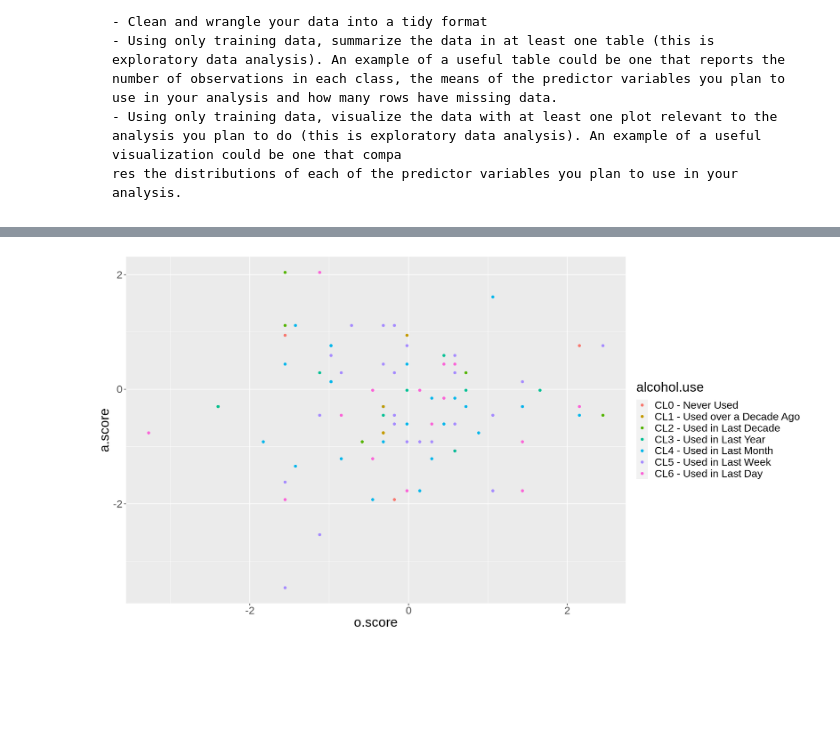
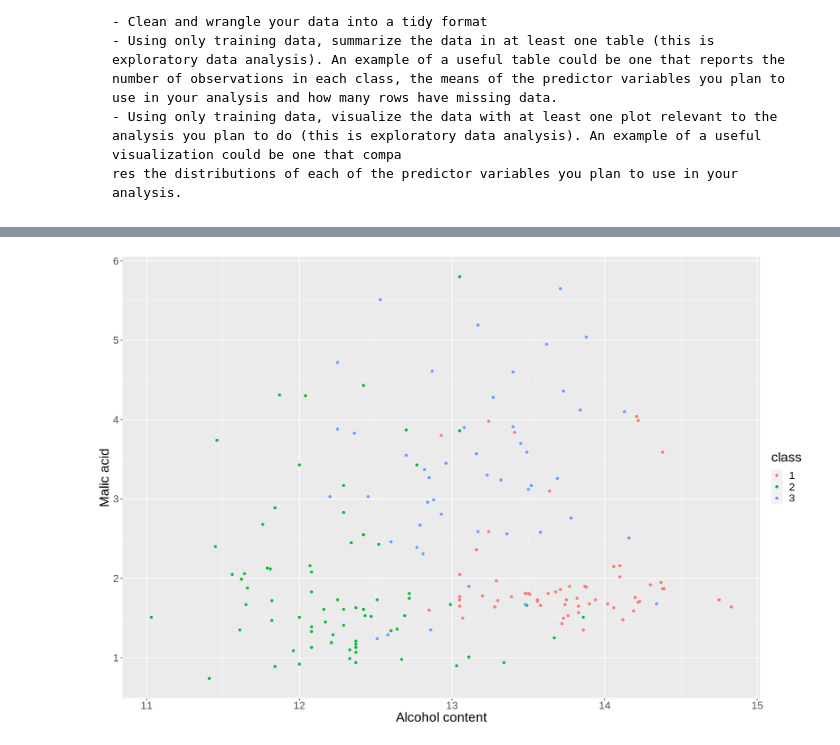
Before and after one commit to a-nguyen-1/DSCI100Project-Group117, a Jupyter notebook: gpp-Anne.ipynb, the cells around one changed output, grey strips where cells are left out. Saved outputs shown, nothing was run; the diff lists cells and outputs as text; code cells hidden in the pictures; blank space fills up the shorter version.

Commit message:
Changed data set
Change to https://archive.ics.uci.edu/ml/datasets/Wine

```diff
--- a/gpp-Anne.ipynb
+++ b/gpp-Anne.ipynb
@@ -133,11 +56,11 @@ drug_plot
 # %%
-drug_group <- drug_data |>
-    filter(country == "Canada")
-options(repr.plot.width = 15, repr.plot.height = 8)
-drug_plot2 <- drug_group |>
-    ggplot(aes(x = o.score, y = a.score, colour = alcohol.use)) +
+
+options(repr.plot.width = 15, repr.plot.height = 10)
+wine_plot <- wine_data |>
+    ggplot(aes(x = alcohol, y = malic.acid, colour = class)) +
     geom_point() +
+labs(x = "Alcohol content", y = "Malic acid") +
     theme(text = element_text(size = 20))
-drug_plot2
+wine_plot
 # %% [output]
-[figure, old version]
+[figure, new version]
```
Also changed, not shown: parts of 4 cells of this notebook.
